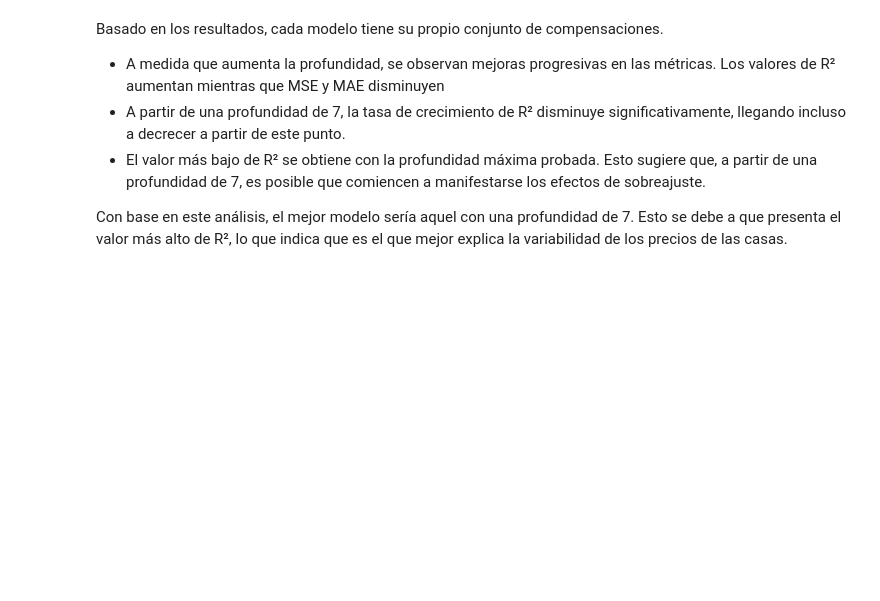
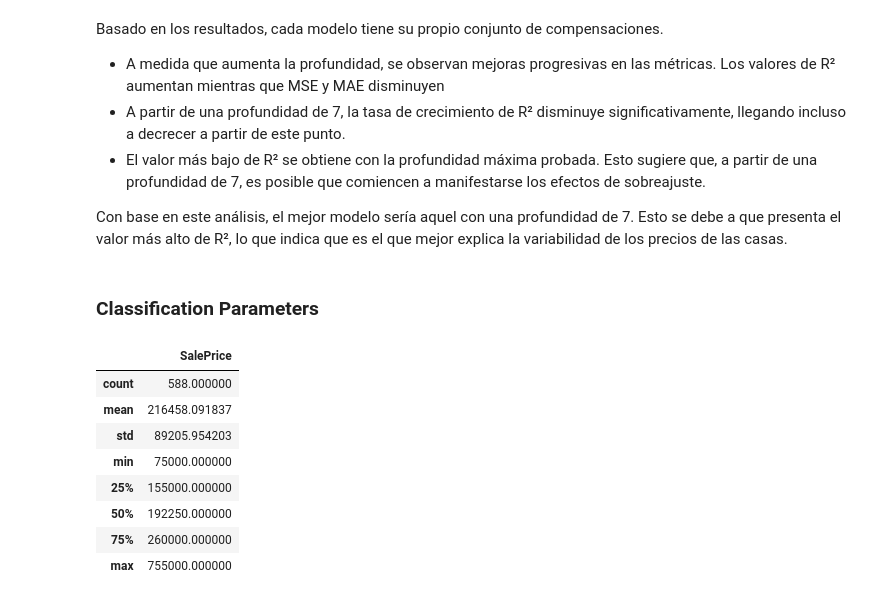
Before and after one commit to Andrea-gt/dm-hw-dt, a Jupyter notebook: answerSheet.ipynb, the cells around one changed output. Saved outputs shown, nothing was run; the diff lists cells and outputs as text; code cells hidden in the pictures; blank space fills up the shorter version.

```diff
--- a/answerSheet.ipynb
+++ b/answerSheet.ipynb
@@ -207,3 +200,17 @@ Basado en los resultados, cada modelo tiene su propio conjunto de compensaciones
 - El valor más bajo de R² se obtiene con la profundidad máxima probada. Esto sugiere que, a partir de una profundidad de 7, es posible que comiencen a manifestarse los efectos de sobreajuste.
 
 Con base en este análisis, el mejor modelo sería aquel con una profundidad de 7. Esto se debe a que presenta el valor más alto de R², lo que indica que es el que mejor explica la variabilidad de los precios de las casas.
+# %% [markdown]
+### Classification Parameters
+# %%
+df.loc[:, df.columns == 'SalePrice'].describe()
+# %% [output]
+|  | SalePrice |
+| count | 588.000000 |
+| mean | 216458.091837 |
+| std | 89205.954203 |
+| min | 75000.000000 |
+| 25% | 155000.000000 |
+| 50% | 192250.000000 |
+| 75% | 260000.000000 |
+| max | 755000.000000 |
```
Also changed, not shown: parts of 16 cells of this notebook.
